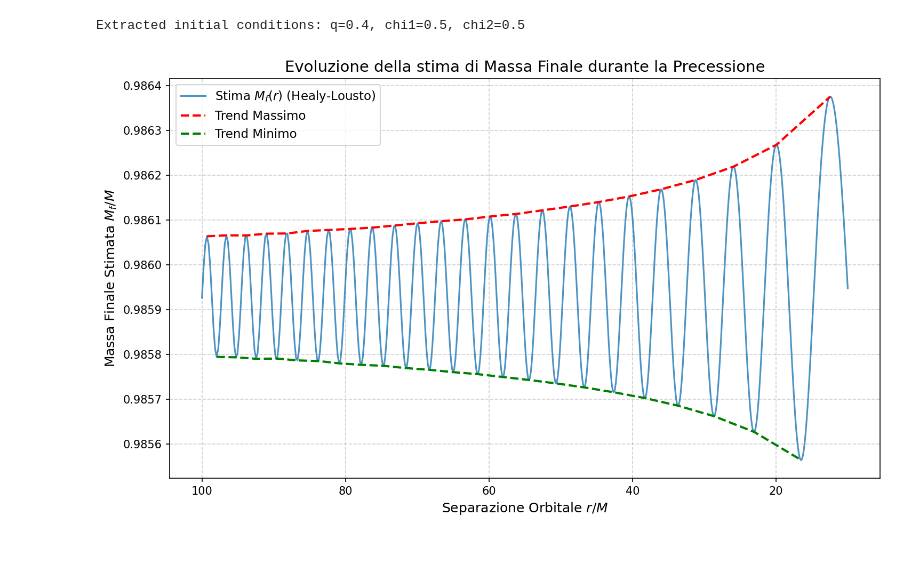
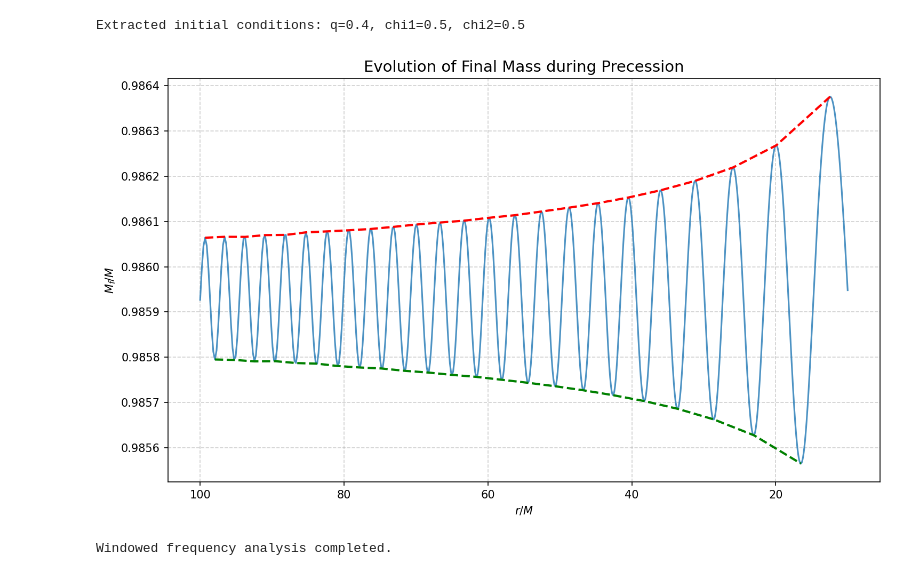
Before and after one commit to giacomobrugali/Entropy-conjecture, a Jupyter notebook: Entropy-conjecture/Remnant_Parameters/final_mass.ipynb, the cells around one changed output. Cells and saved outputs as stored; diff of their text form; code cells hidden in the pictures.

Commit message:
final mass analysis update

```diff
--- a/Entropy-conjecture/Remnant_Parameters/final_mass.ipynb
+++ b/Entropy-conjecture/Remnant_Parameters/final_mass.ipynb
@@ -93,36 +99,63 @@ Mf_array = healy_final_mass(mass_ratio, chi1_par, chi2_par, M_tot=1.0)
 # %% [output]
 Extracted initial conditions: q=0.4, chi1=0.5, chi2=0.5
 # %%
+# graph of final mass evolution
+
 plt.figure(figsize=(10, 6), dpi=150)
 
-# 1. Traccia il segnale usando separation_array al posto di time_array
-plt.plot(separation_array, Mf_array, color='#1f77b4', linewidth=1.5, alpha=0.8,
-         label=r'Stima $M_f(r)$ (Healy-Lousto)')
+plt.plot(separation_array, Mf_array, color='#1f77b4', linewidth=1.5, alpha=0.8)
 
-# 2. Sostituiamo la Media Mobile con gli Inviluppi (Trend Secolare corretto)
-picchi_alti, _ = find_peaks(Mf_array, distance=5)
-picchi_bassi, _ = find_peaks(-Mf_array, distance=5)
+upper_peaks, _ = find_peaks(Mf_array, distance=5)
+lower_peaks, _ = find_peaks(-Mf_array, distance=5)
 
-if len(picchi_alti) > 0 and len(picchi_bassi) > 0:
-    plt.plot(separation_array[picchi_alti], Mf_array[picchi_alti], color='red',
-             linestyle='--', linewidth=2, label='Trend Massimo')
-    plt.plot(separation_array[picchi_bassi], Mf_array[picchi_bassi], color='green',
-             linestyle='--', linewidth=2, label='Trend Minimo')
+if len(upper_peaks) > 0 and len(lower_peaks) > 0:
+    plt.plot(separation_array[upper_peaks], Mf_array[upper_peaks], color='red',
+             linestyle='--', linewidth=2)
+    plt.plot(separation_array[lower_peaks], Mf_array[lower_peaks], color='green',
+             linestyle='--', linewidth=2)
 
-# 3. Formattazione
-plt.title('Evoluzione della stima di Massa Finale durante la Precessione', fontsize=14)
-plt.xlabel(r'Separazione Orbitale $r/M$', fontsize=12) # Etichetta aggiornata
-plt.ylabel(r'Massa Finale Stimata $M_f / M$', fontsize=12)
-
-# 4. INVERSIONE ASSE X (Fondamentale!)
-# La separazione parte da valori alti (es. 100M) e scende a 0 al merger.
-# Invertendo l'asse, il tempo "scorre" visivamente da sinistra verso destra.
+# 3. Formatting
+plt.title('Evolution of Final Mass during Precession', fontsize=14)
+plt.xlabel(r'$r/M$', fontsize=10) # Updated label
+plt.ylabel(r'$M_f / M$', fontsize=10)
 plt.gca().invert_xaxis()
-
 plt.grid(True, which='both', linestyle='--', alpha=0.6)
-plt.legend(loc='best', fontsize=11)
-
 plt.tight_layout()
 plt.show()
 # %% [output]
-[figure, old version]
+[figure, new version]
+# %%
+# analysis of Precession Frequency using FFT
+
+num_windows = 15
+window_size = len(Mf_array) // num_windows
+
+f_precession_evolution = []
+avg_separation_evolution = []
+time_centers = []
+
+for i in range(num_windows):
+
+    start = i * window_size
+    end = (i + 1) * window_size
+
+    t_win = data['time'][start:end]
+    mf_win = Mf_array[start:end]
+    sep_win = data['a'][start:end]
+
+    sig_win = mf_win - np.mean(mf_win)
+    n_win = len(t_win)
+    dt_win = np.mean(np.diff(t_win))
+
+    psd_win = np.abs(np.fft.rfft(sig_win))**2
+    freqs_win = np.fft.rfftfreq(n_win, d=dt_win)
+
+    peak_idx = np.argmax(psd_win[1:]) + 1
+
+    f_precession_evolution.append(freqs_win[peak_idx])
+    avg_separation_evolution.append(np.mean(sep_win))
+    time_centers.append(np.mean(t_win))
+
+print("Windowed frequency analysis completed.")
+# %% [output]
+Windowed frequency analysis completed.
```
Also changed, not shown: parts of 5 cells of this notebook.
